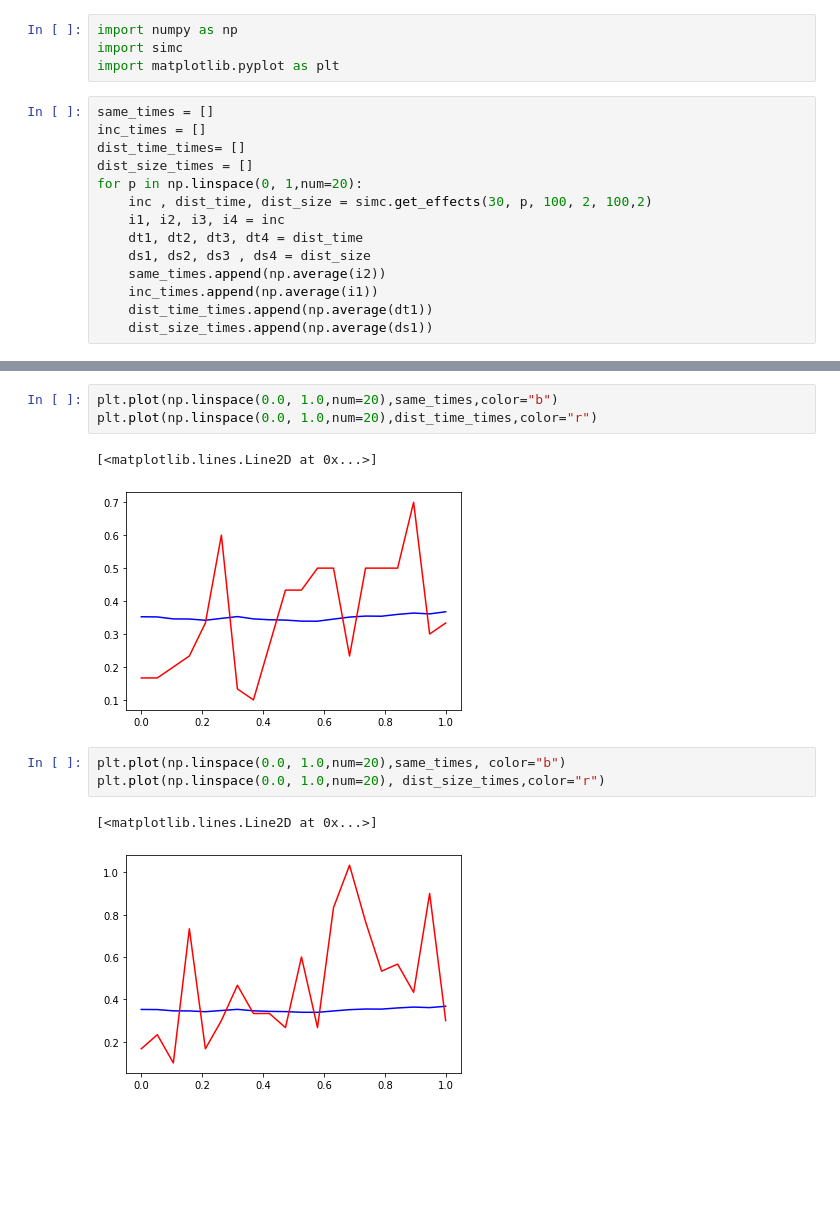
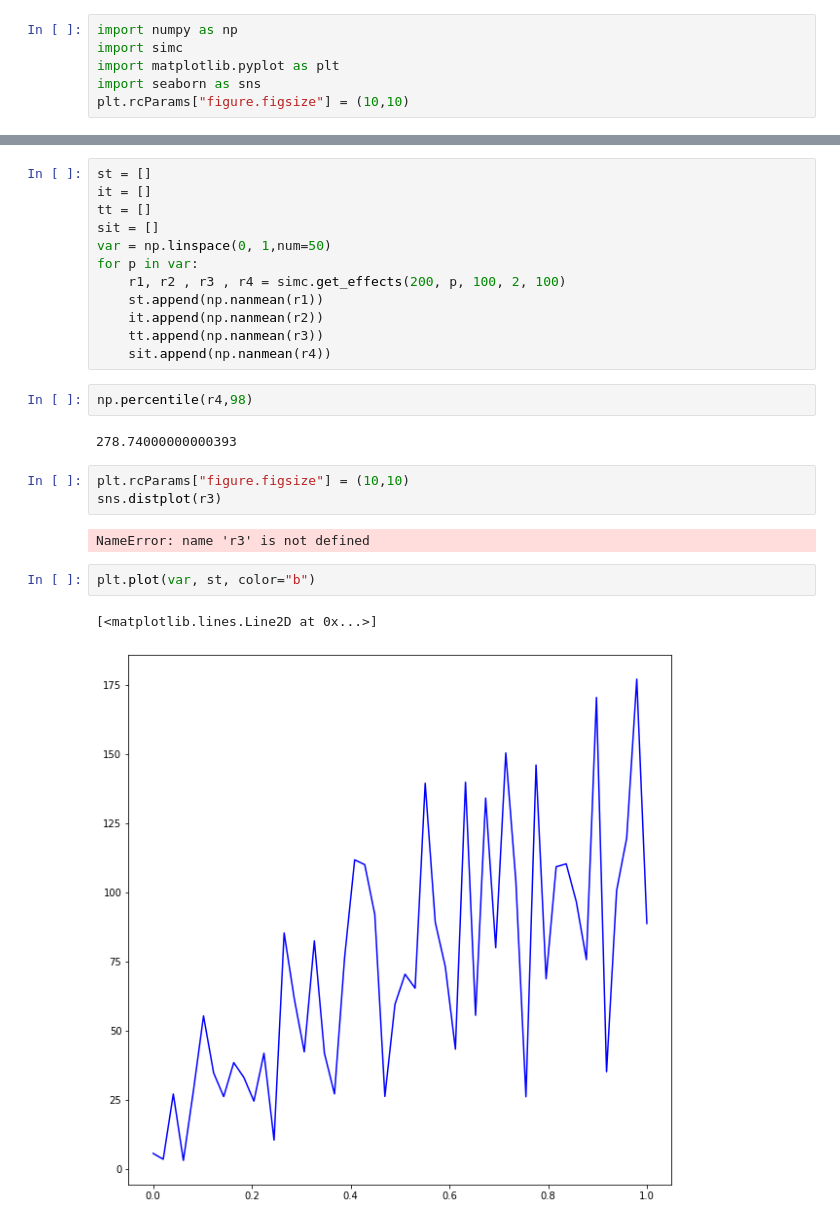
Before and after one commit to cikeokwu/ruin_probability_sims, a Jupyter notebook: simulation.ipynb, the cells around one changed output, grey strips where cells are left out. Drawn from its saved outputs; the diff is of its cells as text; blank space fills up the shorter version.

```diff
--- a/simulation.ipynb
+++ b/simulation.ipynb
@@ -2,17 +2,5 @@
 import numpy as np
 import simc
 import matplotlib.pyplot as plt
+import seaborn as sns
+plt.rcParams["figure.figsize"] = (10,10)
-# %%
-same_times = []
-inc_times = []
-dist_time_times= []
-dist_size_times = []
-for p in np.linspace(0, 1,num=20):
-    inc , dist_time, dist_size = simc.get_effects(30, p, 100, 2, 100,2)
-    i1, i2, i3, i4 = inc
-    dt1, dt2, dt3, dt4 = dist_time
-    ds1, ds2, ds3 , ds4 = dist_size
-    same_times.append(np.average(i2))
-    inc_times.append(np.average(i1))
-    dist_time_times.append(np.average(dt1))
-    dist_size_times.append(np.average(ds1))
@@ -50,12 +7,26 @@ plt.plot(np.linspace(0.0, 1.0,num=20),inc_times,color="r")
-# %%
-plt.plot(np.linspace(0.0, 1.0,num=20),same_times,color="b")
-plt.plot(np.linspace(0.0, 1.0,num=20),dist_time_times,color="r")
-# %% [output]
-[<matplotlib.lines.Line2D at 0x...>]
-[figure, removed]
-# %%
-plt.plot(np.linspace(0.0, 1.0,num=20),same_times, color="b")
-plt.plot(np.linspace(0.0, 1.0,num=20), dist_size_times,color="r")
-# %% [output]
-[<matplotlib.lines.Line2D at 0x...>]
-[figure, removed]
+# %%
+st = []
+it = []
+tt = []
+sit = []
+var = np.linspace(0, 1,num=50)
+for p in var:
+    r1, r2 , r3 , r4 = simc.get_effects(200, p, 100, 2, 100)
+    st.append(np.nanmean(r1))
+    it.append(np.nanmean(r2))
+    tt.append(np.nanmean(r3))
+    sit.append(np.nanmean(r4))
+# %%
+np.percentile(r4,98)
+# %% [output]
+278.74000000000393
+# %%
+plt.rcParams["figure.figsize"] = (10,10)
+sns.distplot(r3)
+# %% [output]
+NameError: name 'r3' is not defined
+# %%
+plt.plot(var, st, color="b")
+# %% [output]
+[<matplotlib.lines.Line2D at 0x...>]
+[figure, added]
```
Also changed, not shown: parts of 6 cells of this notebook, 1 other file.
